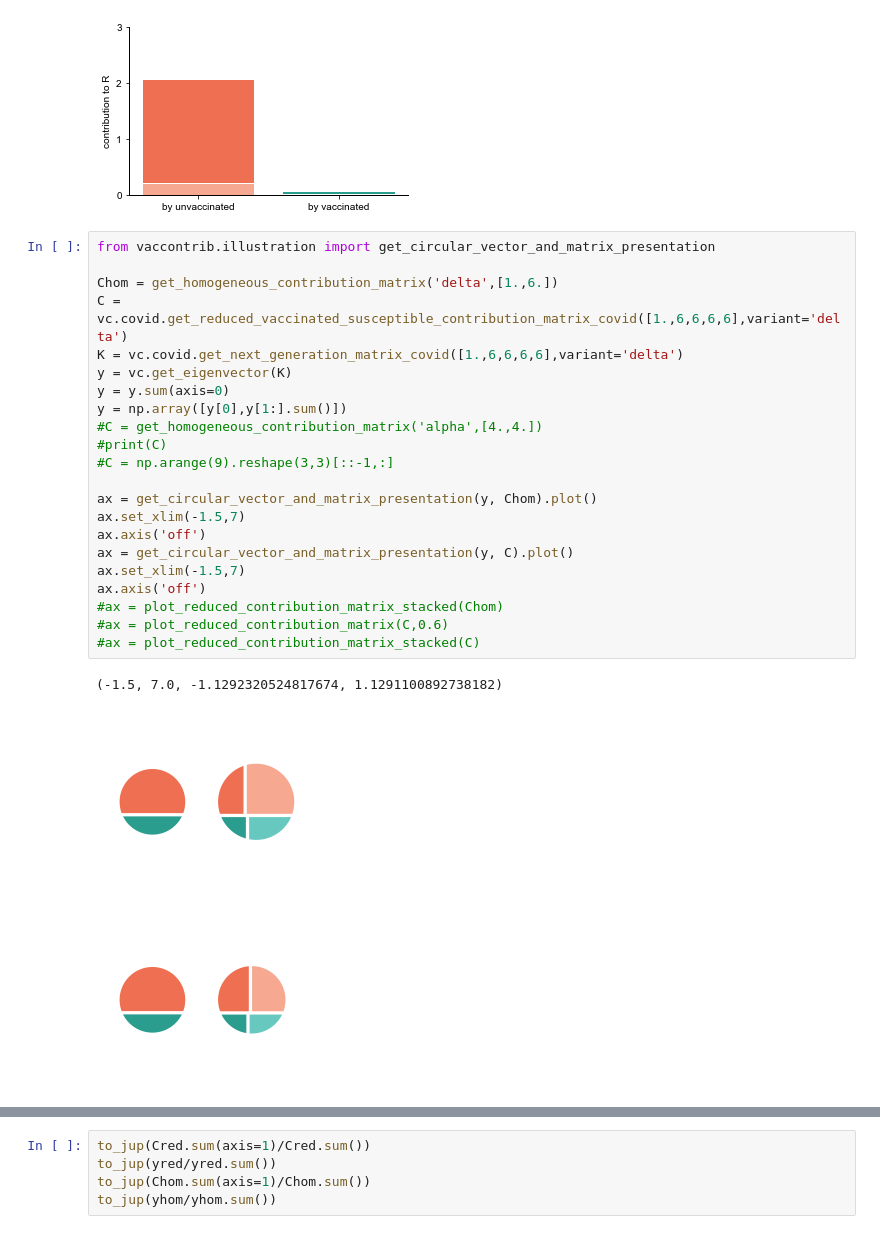
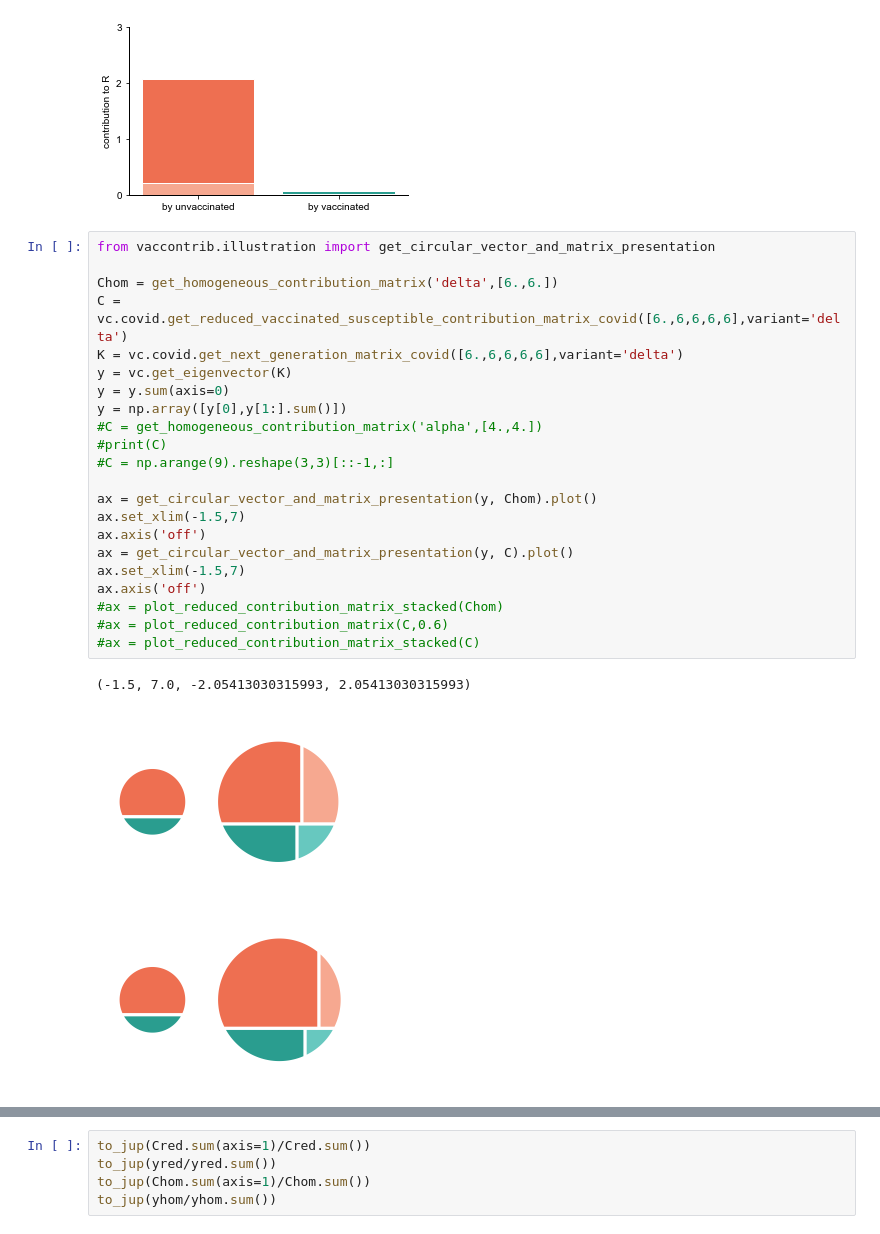
Before and after one commit to benmaier/vaccontrib, a Jupyter notebook: cookbook/notebooks/cleaned_up_covid_examples.ipynb, the cells around one changed output, grey strips where cells are left out. Drawn from its saved outputs; the diff is of its cells as text.

```diff
--- a/cookbook/notebooks/cleaned_up_covid_examples.ipynb
+++ b/cookbook/notebooks/cleaned_up_covid_examples.ipynb
@@ -235,29 +235,29 @@ ax = plot_reduced_contribution_matrix_stacked(C)
 # %%
 from vaccontrib.illustration import get_circular_vector_and_matrix_presentation
 
-Chom = get_homogeneous_contribution_matrix('delta',[1.,6.])
-C = vc.covid.get_reduced_vaccinated_susceptible_contribution_matrix_covid([1.,6,6,6,6],variant='delta')
-K = vc.covid.get_next_generation_matrix_covid([1.,6,6,6,6],variant='delta')
+Chom = get_homogeneous_contribution_matrix('delta',[6.,6.])
+C = vc.covid.get_reduced_vaccinated_susceptible_contribution_matrix_covid([6.,6,6,6,6],variant='delta')
+K = vc.covid.get_next_generation_matrix_covid([6.,6,6,6,6],variant='delta')
 y = vc.get_eigenvector(K)
 y = y.sum(axis=0)
 y = np.array([y[0],y[1:].sum()])
 #C = get_homogeneous_contribution_matrix('alpha',[4.,4.])
 #print(C)
 #C = np.arange(9).reshape(3,3)[::-1,:]
 
 ax = get_circular_vector_and_matrix_presentation(y, Chom).plot()
 ax.set_xlim(-1.5,7)
 ax.axis('off')
 ax = get_circular_vector_and_matrix_presentation(y, C).plot()
 ax.set_xlim(-1.5,7)
 ax.axis('off')
 #ax = plot_reduced_contribution_matrix_stacked(Chom)
 #ax = plot_reduced_contribution_matrix(C,0.6)
 #ax = plot_reduced_contribution_matrix_stacked(C)
 # %% [output]
-(-1.5, 7.0, -1.1292320524817674, 1.1291100892738182)
+(-1.5, 7.0, -2.05413030315993, 2.05413030315993)
-[figure, old version]
+[figure, new version]
-[figure, old version]
+[figure, new version]
 # %%
 from vaccontrib.illustration import get_circular_vector_and_matrix_presentation
 
```
Also changed, not shown: parts of 1 cell of this notebook.
